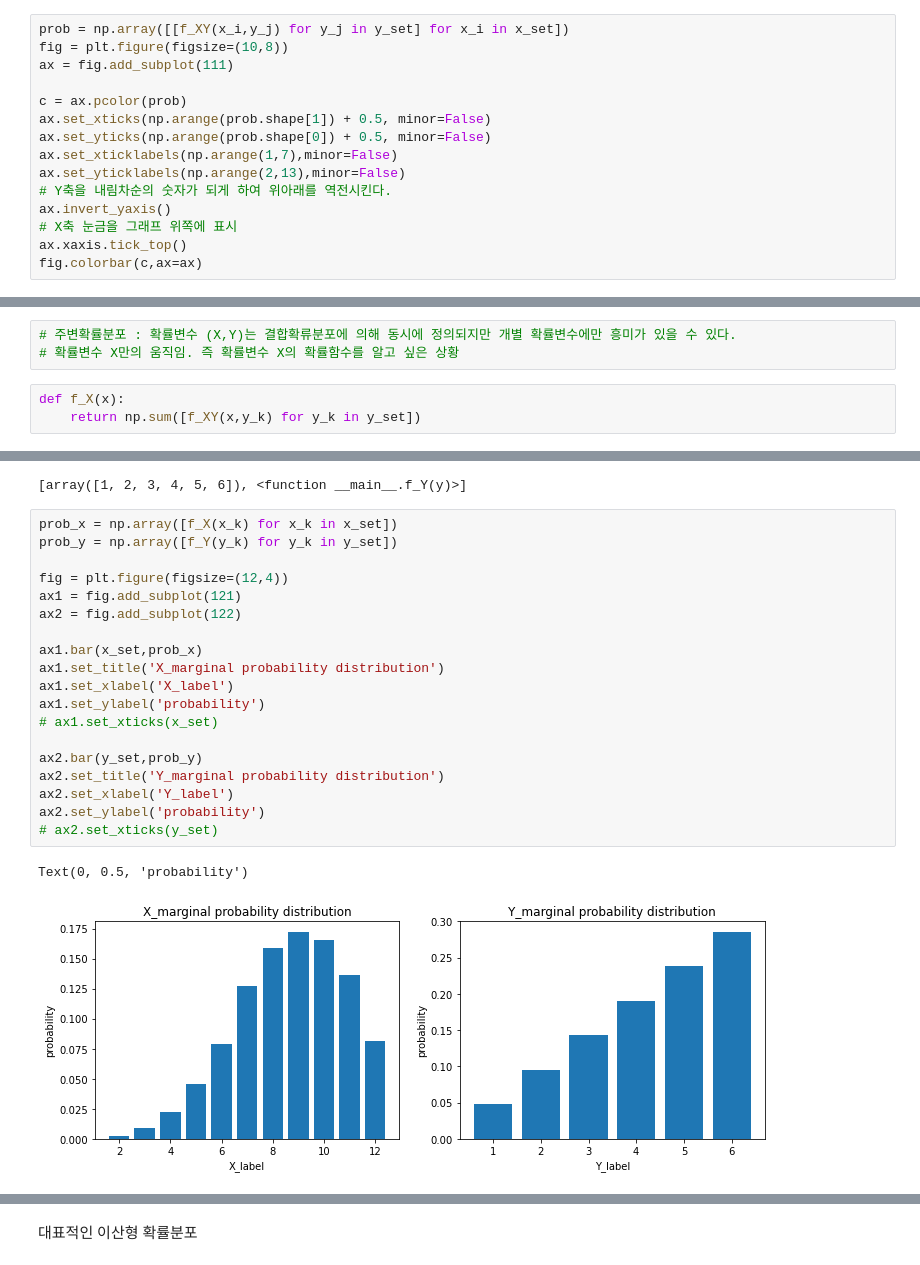
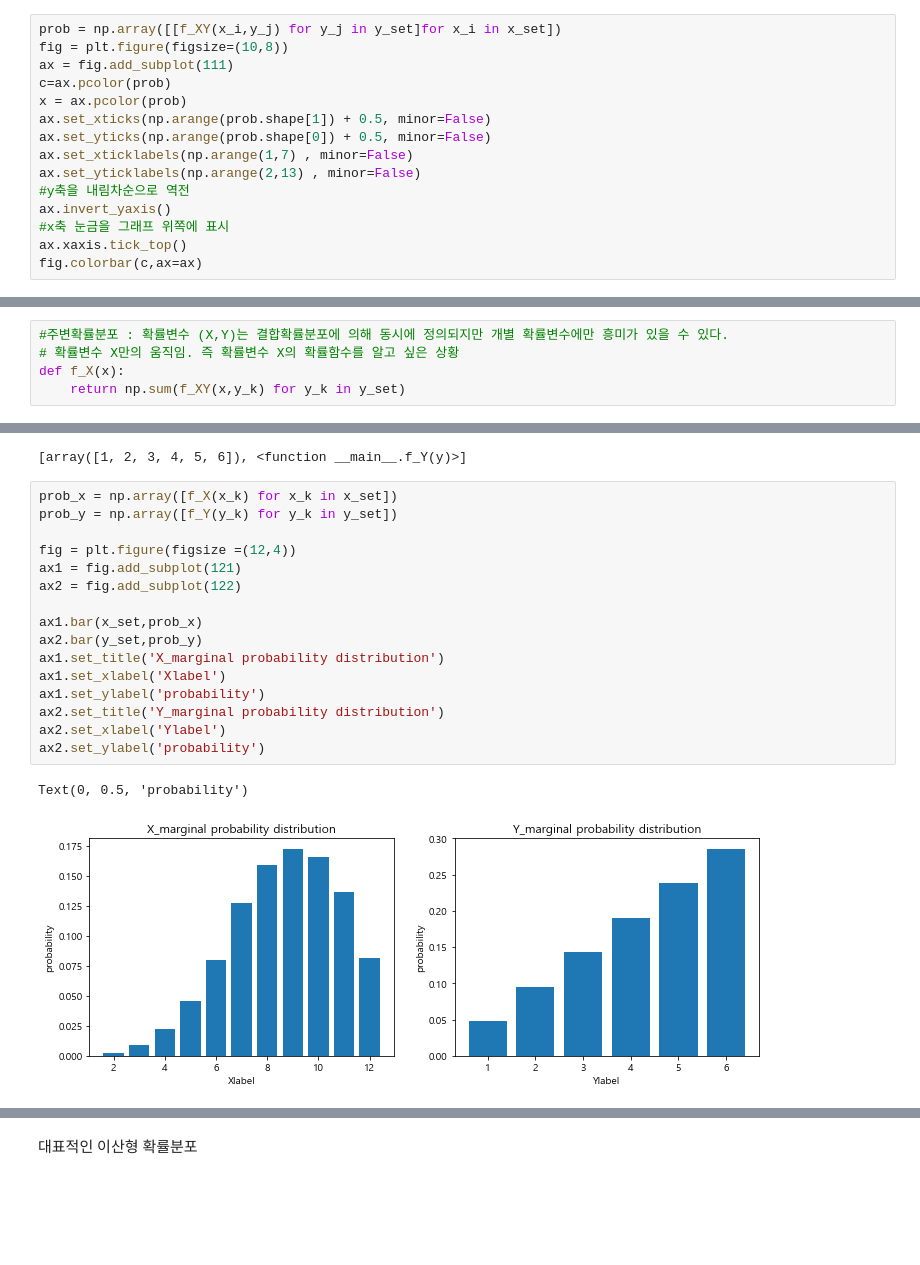
Before and after one commit to bnv20/kdt5, a Jupyter notebook: m3_통계/stat_3.ipynb, the cells around one changed output, grey strips where cells are left out. Saved outputs shown, nothing was run; the diff lists cells and outputs as text; blank space fills up the shorter version.

```diff
--- a/m3_통계/stat_3.ipynb
+++ b/m3_통계/stat_3.ipynb
@@ -140,16 +123,16 @@ XY = [x_set, y_set, f_XY]
 # %%
-prob = np.array([[f_XY(x_i,y_j) for y_j in y_set] for x_i in x_set])
+prob = np.array([[f_XY(x_i,y_j) for y_j in y_set]for x_i in x_set])
 fig = plt.figure(figsize=(10,8))
 ax = fig.add_subplot(111)
-
-c = ax.pcolor(prob)
+c=ax.pcolor(prob)
+x = ax.pcolor(prob)
 ax.set_xticks(np.arange(prob.shape[1]) + 0.5, minor=False)
 ax.set_yticks(np.arange(prob.shape[0]) + 0.5, minor=False)
-ax.set_xticklabels(np.arange(1,7),minor=False)
-ax.set_yticklabels(np.arange(2,13),minor=False)
-# Y축을 내림차순의 숫자가 되게 하여 위아래를 역전시킨다.
+ax.set_xticklabels(np.arange(1,7) , minor=False)
+ax.set_yticklabels(np.arange(2,13) , minor=False)
+#y축을 내림차순으로 역전
 ax.invert_yaxis()
-# X축 눈금을 그래프 위쪽에 표시
+#x축 눈금을 그래프 위쪽에 표시
 ax.xaxis.tick_top()
 fig.colorbar(c,ax=ax)
 # %% [output]
@@ -164,11 +147,10 @@ np.sum(prob)
 # %% [output]
 1.0
 # %%
-# 주변확률분포 : 확률변수 (X,Y)는 결합확류분포에 의해 동시에 정의되지만 개별 확률변수에만 흥미가 있을 수 있다.
+#주변확률분포 : 확률변수 (X,Y)는 결합확률분포에 의해 동시에 정의되지만 개별 확률변수에만 흥미가 있을 수 있다.
 # 확률변수 X만의 움직임. 즉 확률변수 X의 확률함수를 알고 싶은 상황
+def f_X(x):
+    return np.sum(f_XY(x,y_k) for y_k in y_set)
-# %%
-def f_X(x):
-    return np.sum([f_XY(x,y_k) for y_k in y_set])
 # %%
 def f_Y(y):
     return np.sum([f_XY(x_k,y) for x_k in x_set])
@@ -187,23 +169,20 @@ Y
 # %%
 prob_x = np.array([f_X(x_k) for x_k in x_set])
 prob_y = np.array([f_Y(y_k) for y_k in y_set])
 
-fig = plt.figure(figsize=(12,4))
+fig = plt.figure(figsize =(12,4))
 ax1 = fig.add_subplot(121)
 ax2 = fig.add_subplot(122)
 
 ax1.bar(x_set,prob_x)
+ax2.bar(y_set,prob_y)
 ax1.set_title('X_marginal probability distribution')
-ax1.set_xlabel('X_label')
+ax1.set_xlabel('Xlabel')
 ax1.set_ylabel('probability')
-# ax1.set_xticks(x_set)
-
-ax2.bar(y_set,prob_y)
 ax2.set_title('Y_marginal probability distribution')
-ax2.set_xlabel('Y_label')
+ax2.set_xlabel('Ylabel')
 ax2.set_ylabel('probability')
-# ax2.set_xticks(y_set)
 # %% [output]
 Text(0, 0.5, 'probability')
-[figure, old version]
+[figure, new version]
 # %%
```
Also changed, not shown: parts of 129 cells of this notebook.
